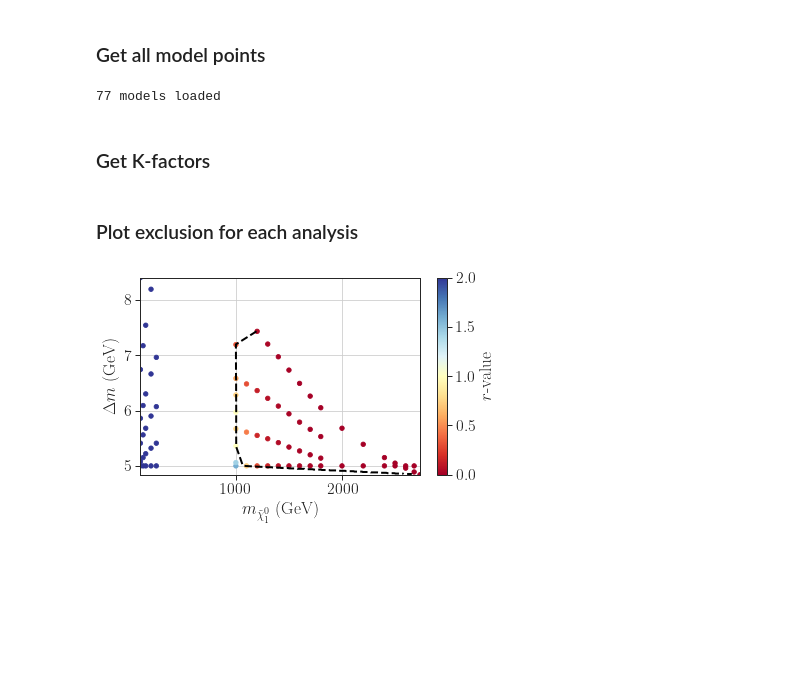
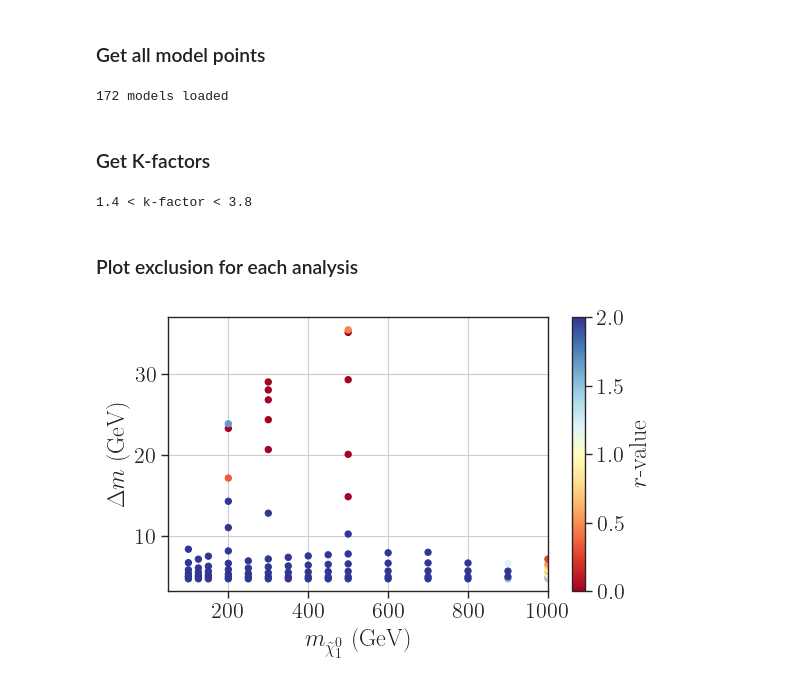
Before and after one commit to andlessa/LLP-CDFO, a Jupyter notebook: ATLAS-SUSY-2018-42/plot-SbottomExclusion.ipynb, the cells around one changed output. Saved outputs shown, nothing was run; the diff lists cells and outputs as text; code cells hidden in the pictures; blank space fills up the shorter version.

```diff
--- a/ATLAS-SUSY-2018-42/plot-SbottomExclusion.ipynb
+++ b/ATLAS-SUSY-2018-42/plot-SbottomExclusion.ipynb
@@ -44,6 +44,8 @@ models = []
 mCols = [mLLP,mn1,tau,'robs']
 recastDF_all.sort_values(mCols,inplace=True,ascending=True)
 recastDF = recastDF_all.drop_duplicates(subset=[mLLP,mn1,tau],keep="last")
+recastDF.dropna(subset=["robs"],inplace=True)
+# recastDF.fillna(0.0,inplace=True)
 
 for row in recastDF[mCols].values:
     m = dict(zip(mCols,row.tolist()))
@@ -51,41 +53,44 @@ for row in recastDF[mCols].values:
         models.append(m)
 print('%i models loaded' %len(models))
 # %% [output]
-77 models loaded
+172 models loaded
 # %% [markdown]
 ### Get K-factors
 # %%
 recastDF['kfactor'] = recastDF[mLLP].apply(xsecF)/recastDF['Total xsec (pb)']
+print('%1.1f < k-factor < %1.1f' %(recastDF['kfactor'].min(),recastDF['kfactor'].max()))
+# %% [output]
+1.4 < k-factor < 3.8
 # %% [markdown]
 ### Plot exclusion for each analysis
 # %%
 fig = plt.figure(figsize=(6,4))
 x = recastDF['mLSP']
 y = recastDF['mLLP']-x
 rValues = recastDF['robs']*recastDF['kfactor']
 p = plt.scatter(x=x,y=y,vmin=0.0,vmax=2.0,
         c=rValues,cmap=cm,s=20)
 plt.colorbar(label=r'$r$-value')
 # Interpolate to create more points
 xnew,ynew,znew = interpolateData(x,y,rValues,nx=500,ny=500)
 cValues = sorted([1.])
 # Get contours
-plt.contour(xnew, ynew, znew, cValues,
-                           colors='black',linestyles='dashed',
-                           linewidths=2.0)
+# plt.contour(xnew, ynew, znew, cValues,
+                        #    colors='black',linestyles='dashed',
+                        #    linewidths=2.0)
 
 plt.ylabel(r'$\Delta m$ (GeV)')
 plt.xlabel(r'$m_{\tilde \chi_1^0}$ (GeV)')
 # plt.yscale('log')
-# plt.xlim(0.2,50.)
-# plt.ylim(200.,2500.)
+plt.xlim(50.,1000.)
+# plt.ylim(0.,25.)
 # ax.set_ylim(5.0,1.1*y.max())
 plt.grid()
 
 # fig.subplots_adjust(right=0.9,top=1.1)
 # cbar_ax = fig.add_axes([0.99, 0.25, 0.01, 0.5])
 # plt.legend()
 plt.tight_layout()
 plt.show()
 # %% [output]
-[figure, old version]
+[figure, new version]
```
Also changed, not shown: parts of 2 cells of this notebook, 9 other files.
